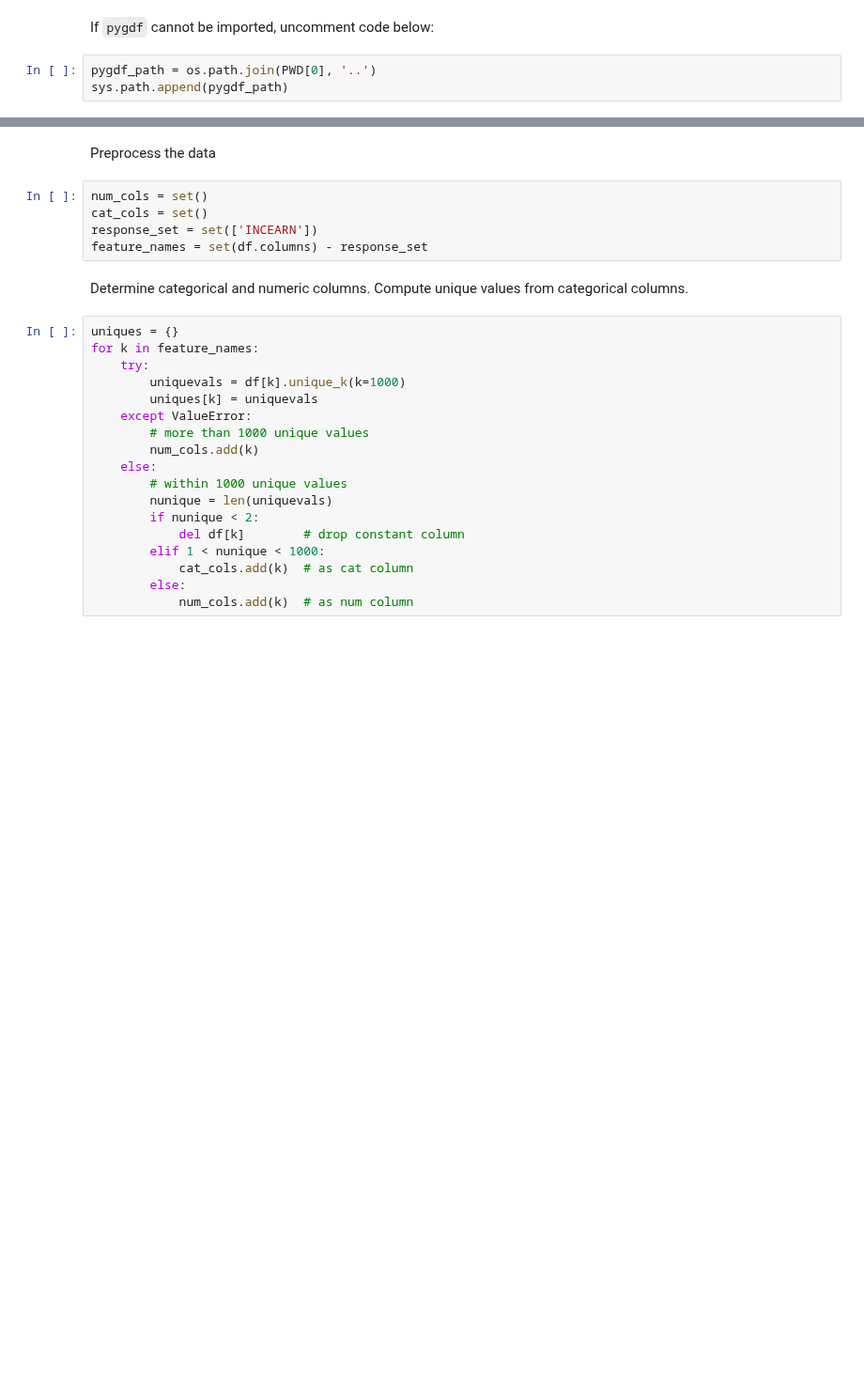
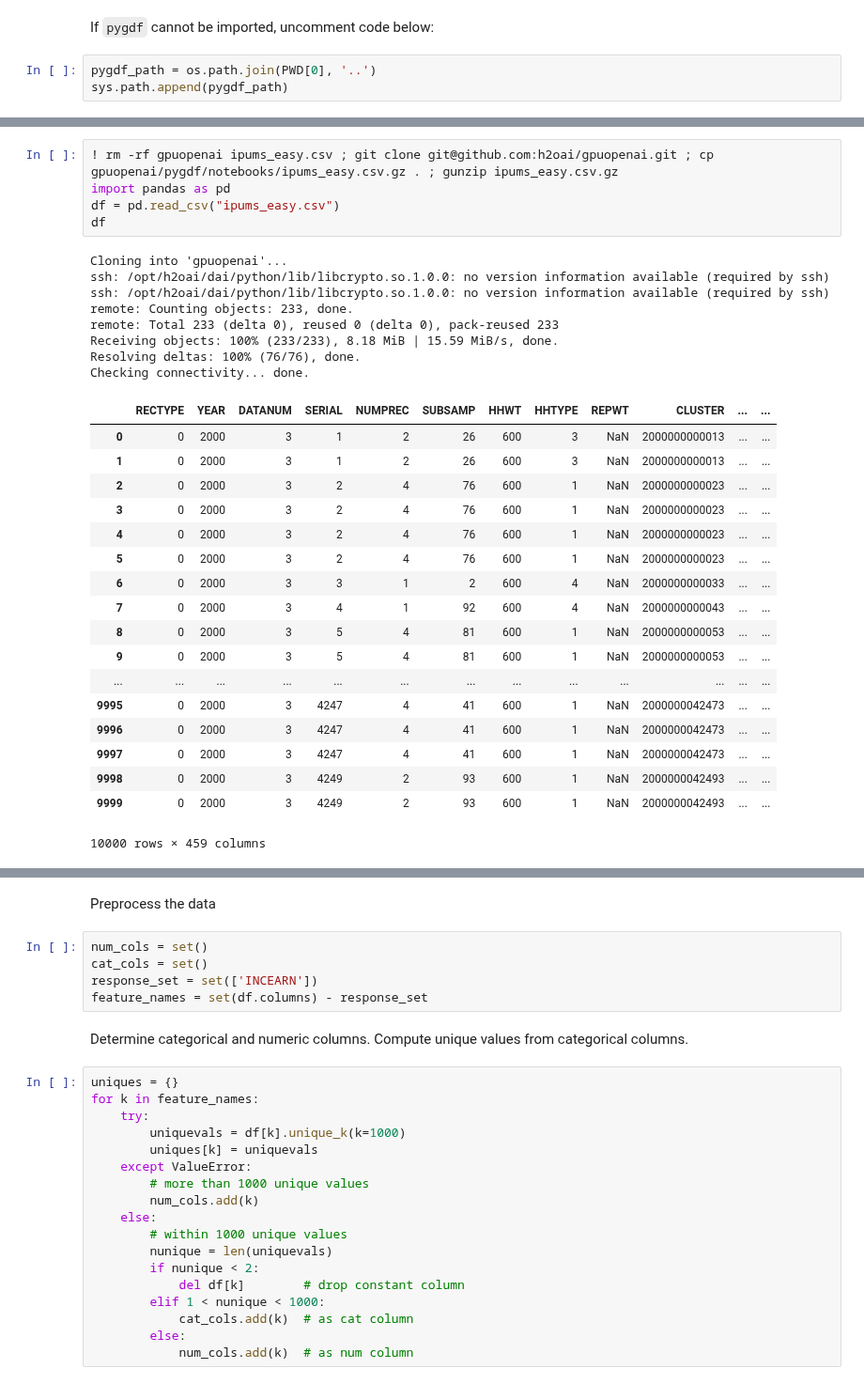
Before and after one commit to h2oai/h2o4gpu, a Jupyter notebook: examples/py/goai/mapd_to_pygdf_to_h2oaiglm.ipynb, the cells around one changed output, grey strips where cells are left out. Shown at 94% size. Cells and saved outputs as stored; diff of their text form; blank space fills up the shorter version.

```diff
--- a/examples/py/goai/mapd_to_pygdf_to_h2oaiglm.ipynb
+++ b/examples/py/goai/mapd_to_pygdf_to_h2oaiglm.ipynb
@@ -83 +58,33 @@ The Query
+# %%
+! rm -rf gpuopenai ipums_easy.csv ; git clone git@github.com:h2oai/gpuopenai.git ; cp gpuopenai/pygdf/notebooks/ipums_easy.csv.gz . ; gunzip ipums_easy.csv.gz
+import pandas as pd
+df = pd.read_csv("ipums_easy.csv")
+df
+# %% [output]
+Cloning into 'gpuopenai'...
+ssh: /opt/h2oai/dai/python/lib/libcrypto.so.1.0.0: no version information available (required by ssh)
+ssh: /opt/h2oai/dai/python/lib/libcrypto.so.1.0.0: no version information available (required by ssh)
+remote: Counting objects: 233, done.
+remote: Total 233 (delta 0), reused 0 (delta 0), pack-reused 233
+Receiving objects: 100% (233/233), 8.18 MiB | 15.59 MiB/s, done.
+Resolving deltas: 100% (76/76), done.
+Checking connectivity... done.
+|  | RECTYPE | YEAR | DATANUM | SERIAL | NUMPREC | SUBSAMP | HHWT | HHTYPE | REPWT | CLUSTER | ... | ... |
+| 0 | 0 | 2000 | 3 | 1 | 2 | 26 | 600 | 3 | NaN | 2000000000013 | ... | ... |
+| 1 | 0 | 2000 | 3 | 1 | 2 | 26 | 600 | 3 | NaN | 2000000000013 | ... | ... |
+| 2 | 0 | 2000 | 3 | 2 | 4 | 76 | 600 | 1 | NaN | 2000000000023 | ... | ... |
+| 3 | 0 | 2000 | 3 | 2 | 4 | 76 | 600 | 1 | NaN | 2000000000023 | ... | ... |
+| 4 | 0 | 2000 | 3 | 2 | 4 | 76 | 600 | 1 | NaN | 2000000000023 | ... | ... |
+| 5 | 0 | 2000 | 3 | 2 | 4 | 76 | 600 | 1 | NaN | 2000000000023 | ... | ... |
+| 6 | 0 | 2000 | 3 | 3 | 1 | 2 | 600 | 4 | NaN | 2000000000033 | ... | ... |
+| 7 | 0 | 2000 | 3 | 4 | 1 | 92 | 600 | 4 | NaN | 2000000000043 | ... | ... |
+| 8 | 0 | 2000 | 3 | 5 | 4 | 81 | 600 | 1 | NaN | 2000000000053 | ... | ... |
+| 9 | 0 | 2000 | 3 | 5 | 4 | 81 | 600 | 1 | NaN | 2000000000053 | ... | ... |
+| ... | ... | ... | ... | ... | ... | ... | ... | ... | ... | ... | ... | ... |
+| 9995 | 0 | 2000 | 3 | 4247 | 4 | 41 | 600 | 1 | NaN | 2000000042473 | ... | ... |
+| 9996 | 0 | 2000 | 3 | 4247 | 4 | 41 | 600 | 1 | NaN | 2000000042473 | ... | ... |
+| 9997 | 0 | 2000 | 3 | 4247 | 4 | 41 | 600 | 1 | NaN | 2000000042473 | ... | ... |
+| 9998 | 0 | 2000 | 3 | 4249 | 2 | 93 | 600 | 1 | NaN | 2000000042493 | ... | ... |
+| 9999 | 0 | 2000 | 3 | 4249 | 2 | 93 | 600 | 1 | NaN | 2000000042493 | ... | ... |
+10000 rows × 459 columns
 # %%
```
Also changed, not shown: parts of 45 cells of this notebook, 10 other files.
